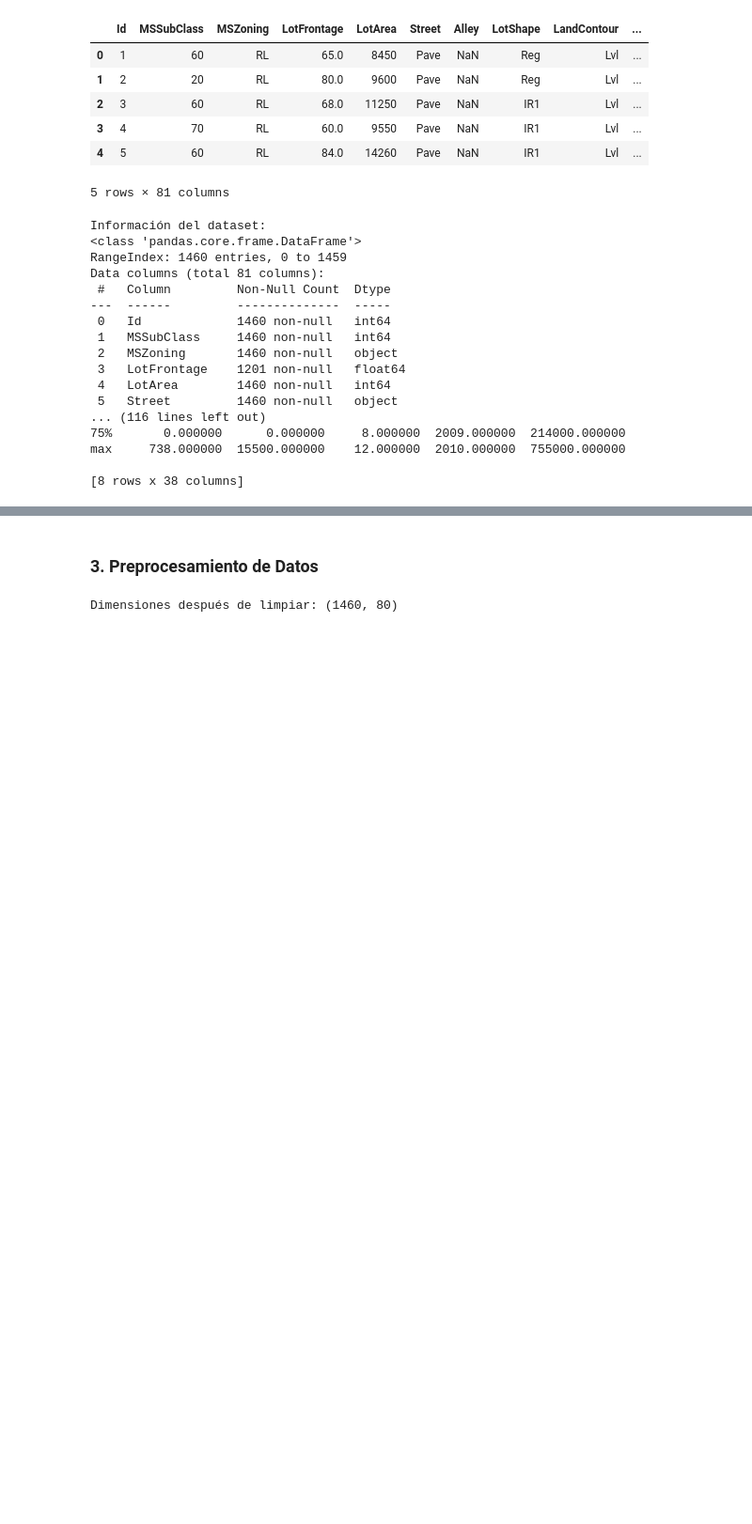
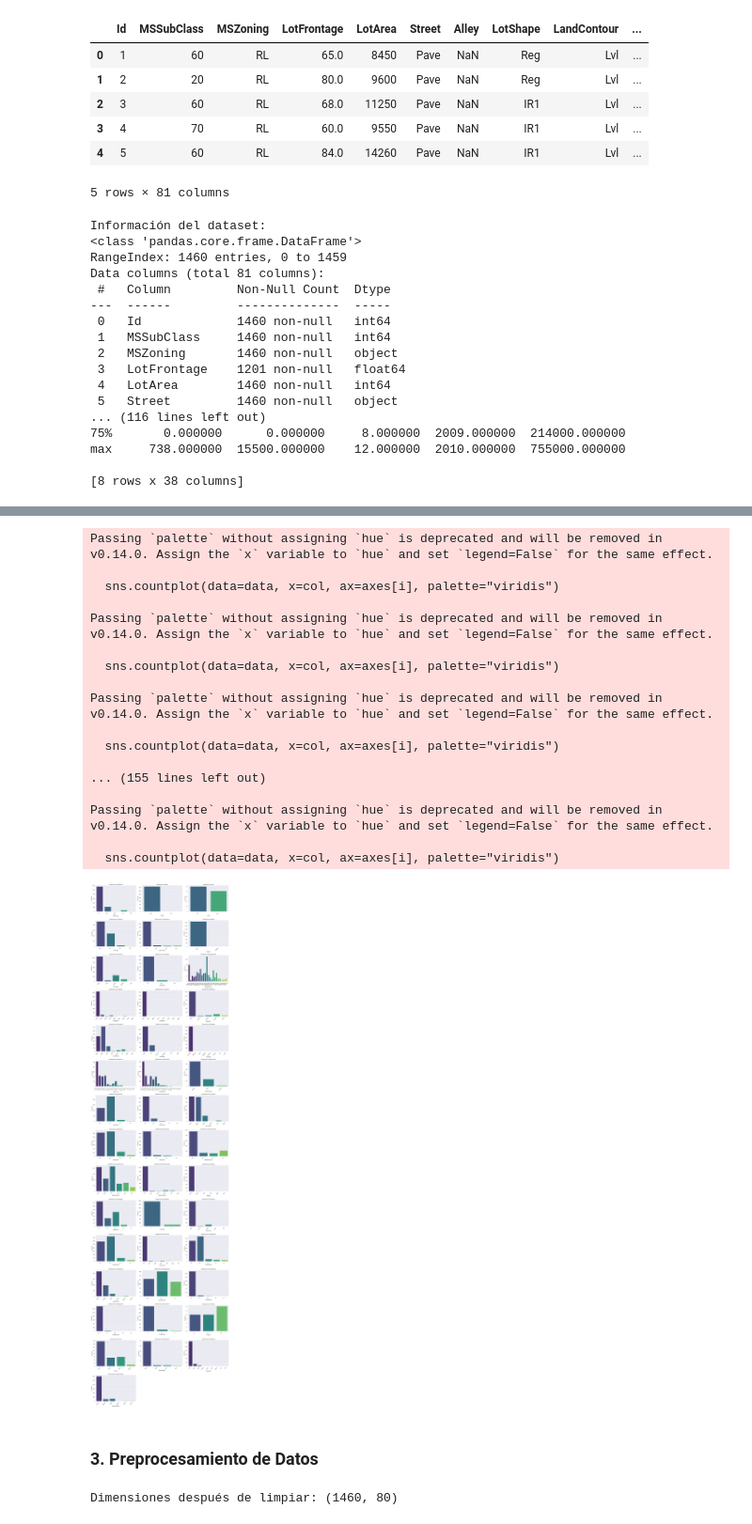
Before and after one commit to marianaph6/usa_housing_analysis, a Jupyter notebook: usa_housing_analysis/usa_housing_analysis.ipynb, the cells around one changed output, grey strips where cells are left out. Shown at 94% size. Drawn from its saved outputs; the diff is of its cells as text; code cells hidden in the pictures; blank space fills up the shorter version.

Commit message:
Graficos de caracteristicas numericas y categoricas

```diff
--- a/usa_housing_analysis/usa_housing_analysis.ipynb
+++ b/usa_housing_analysis/usa_housing_analysis.ipynb
@@ -58,3 +125,52 @@ max     738.000000  15500.000000    12.000000  2010.000000  755000.000000
+# %%
+def plot_categorical_bars(data):
+    """
+    Genera gráficas de barras para todas las variables categóricas.
+    """
+    # Filtrar columnas categóricas
+    cat_features = data.select_dtypes(include=["object"]).columns
+
+    # Configurar subplots
+    n_cols = 3
+    n_rows = int(np.ceil(len(cat_features) / n_cols))
+    fig, axes = plt.subplots(n_rows, n_cols, figsize=(20, 5 * n_rows))
+    axes = axes.flatten()
+
+    # Crear gráficas de barras
+    for i, col in enumerate(cat_features):
+        sns.countplot(data=data, x=col, ax=axes[i], palette="viridis")
+        axes[i].set_title(f"Distribución de {col}", fontsize=12)
+        axes[i].set_xticklabels(axes[i].get_xticklabels(), rotation=45, ha="right", fontsize=10)
+        axes[i].set_ylabel("Frecuencia", fontsize=10)
+
+    # Eliminar ejes vacíos
+    for j in range(len(cat_features), len(axes)):
+        fig.delaxes(axes[j])
+
+    fig.tight_layout()
+    plt.show()
+
+# Llamar a la función
+plot_categorical_bars(data)
+# %% [output]
+Passing `palette` without assigning `hue` is deprecated and will be removed in v0.14.0. Assign the `x` variable to `hue` and set `legend=False` for the same effect.
+
+  sns.countplot(data=data, x=col, ax=axes[i], palette="viridis")
+
+Passing `palette` without assigning `hue` is deprecated and will be removed in v0.14.0. Assign the `x` variable to `hue` and set `legend=False` for the same effect.
+
+  sns.countplot(data=data, x=col, ax=axes[i], palette="viridis")
+
+Passing `palette` without assigning `hue` is deprecated and will be removed in v0.14.0. Assign the `x` variable to `hue` and set `legend=False` for the same effect.
+
+  sns.countplot(data=data, x=col, ax=axes[i], palette="viridis")
+
+... (155 lines left out)
+
+Passing `palette` without assigning `hue` is deprecated and will be removed in v0.14.0. Assign the `x` variable to `hue` and set `legend=False` for the same effect.
+
+  sns.countplot(data=data, x=col, ax=axes[i], palette="viridis")
+[figure, added]
 # %% [markdown]
 ### 3. Preprocesamiento de Datos
 # %%
```
Also changed, not shown: parts of 6 cells of this notebook.
